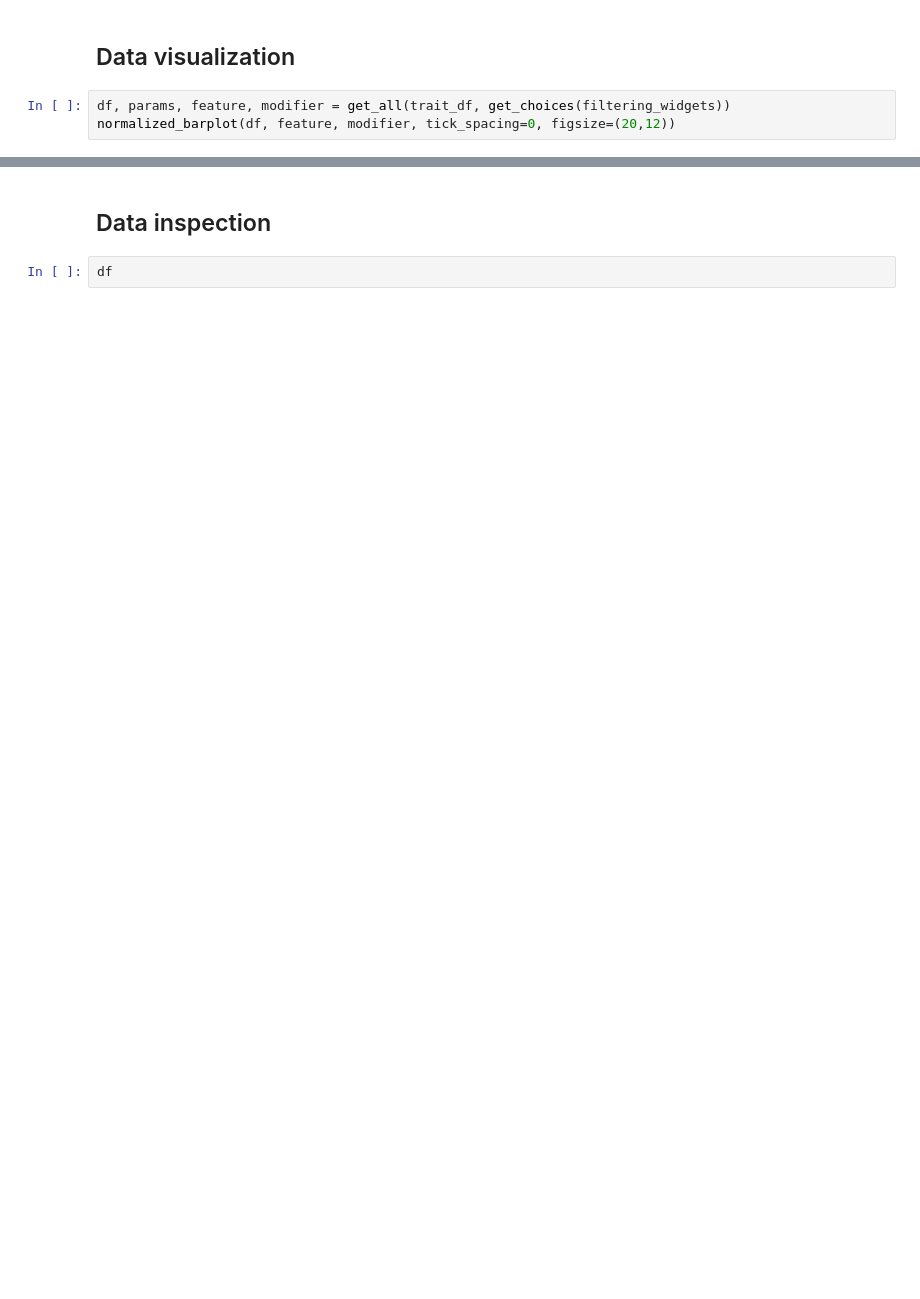
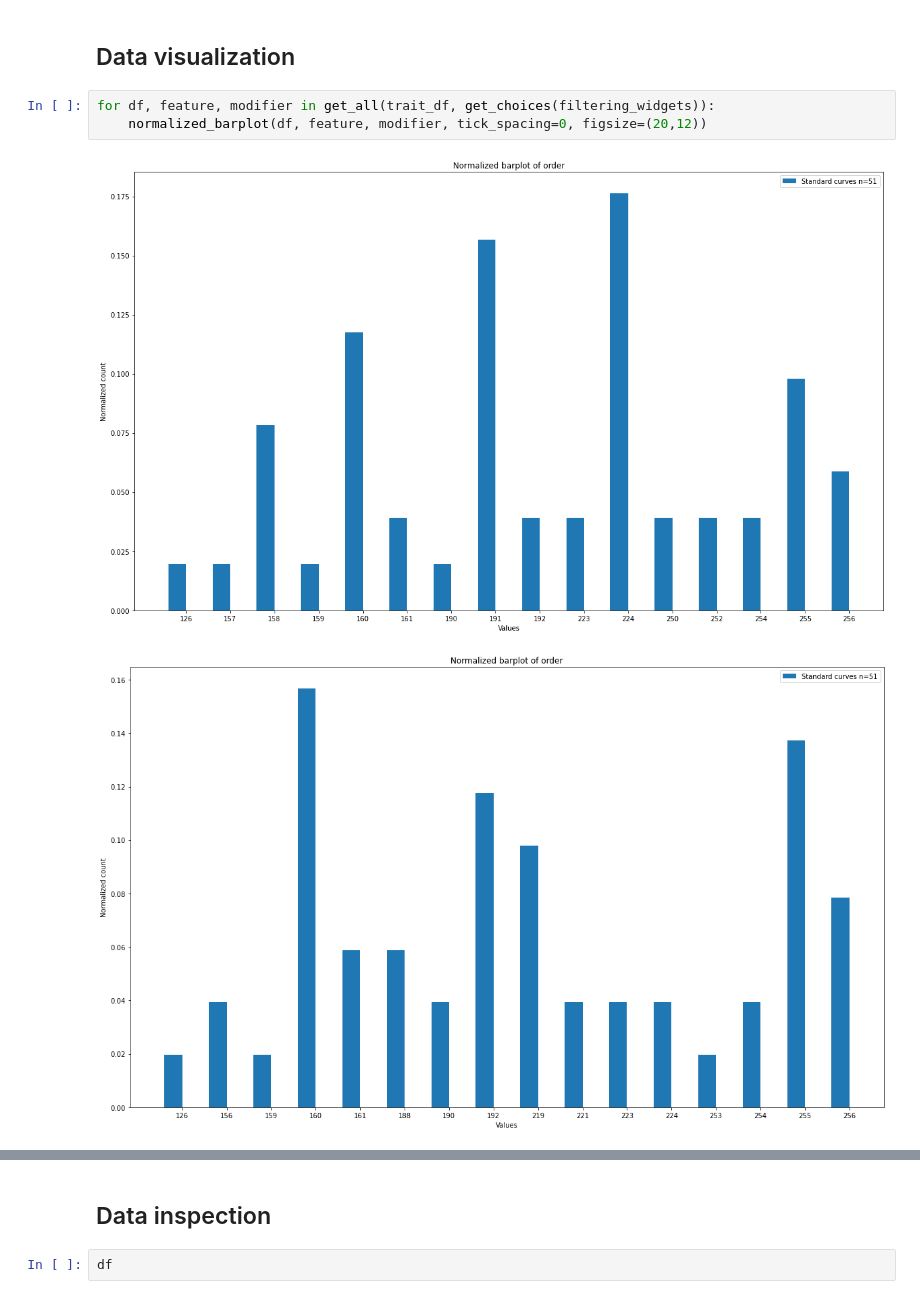
Before and after one commit to crocs-muni/DiSSECT, a Jupyter notebook: dissect/visual/analysis.ipynb, the cells around one changed output, grey strips where cells are left out. Saved outputs shown, nothing was run; the diff lists cells and outputs as text; blank space fills up the shorter version.

Commit message:
plotting multiple graphs

```diff
--- a/dissect/visual/analysis.ipynb
+++ b/dissect/visual/analysis.ipynb
@@ -15,5 +19,8 @@ filtering_widgets = get_filtering_widgets(trait_name, trait_df)
 # %% [markdown]
 ## Data visualization
 # %%
-df, params, feature, modifier = get_all(trait_df, get_choices(filtering_widgets))
-normalized_barplot(df, feature, modifier, tick_spacing=0, figsize=(20,12))
+for df, feature, modifier in get_all(trait_df, get_choices(filtering_widgets)):
+    normalized_barplot(df, feature, modifier, tick_spacing=0, figsize=(20,12))
+# %% [output]
+[figure, added]
+[figure, added]
```
Also changed, not shown: parts of 8 cells of this notebook, 1 other file.
